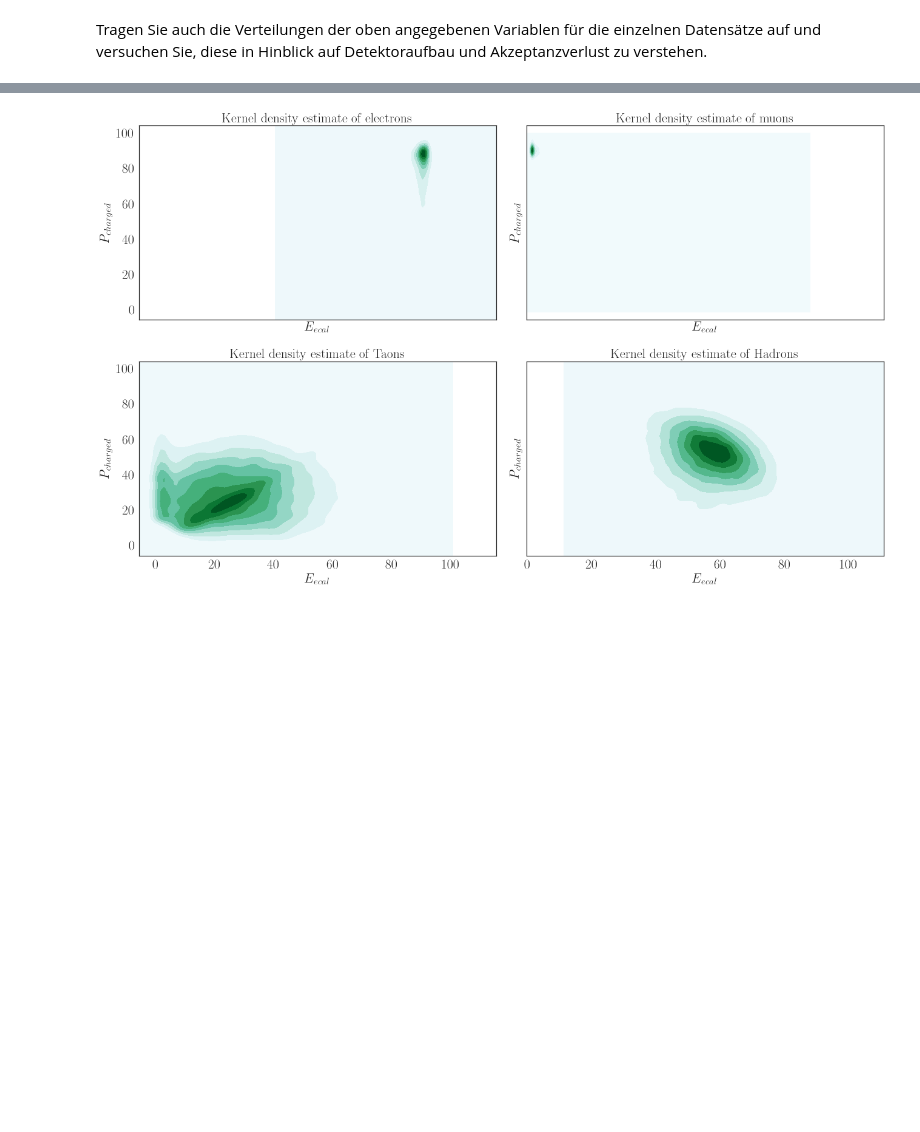
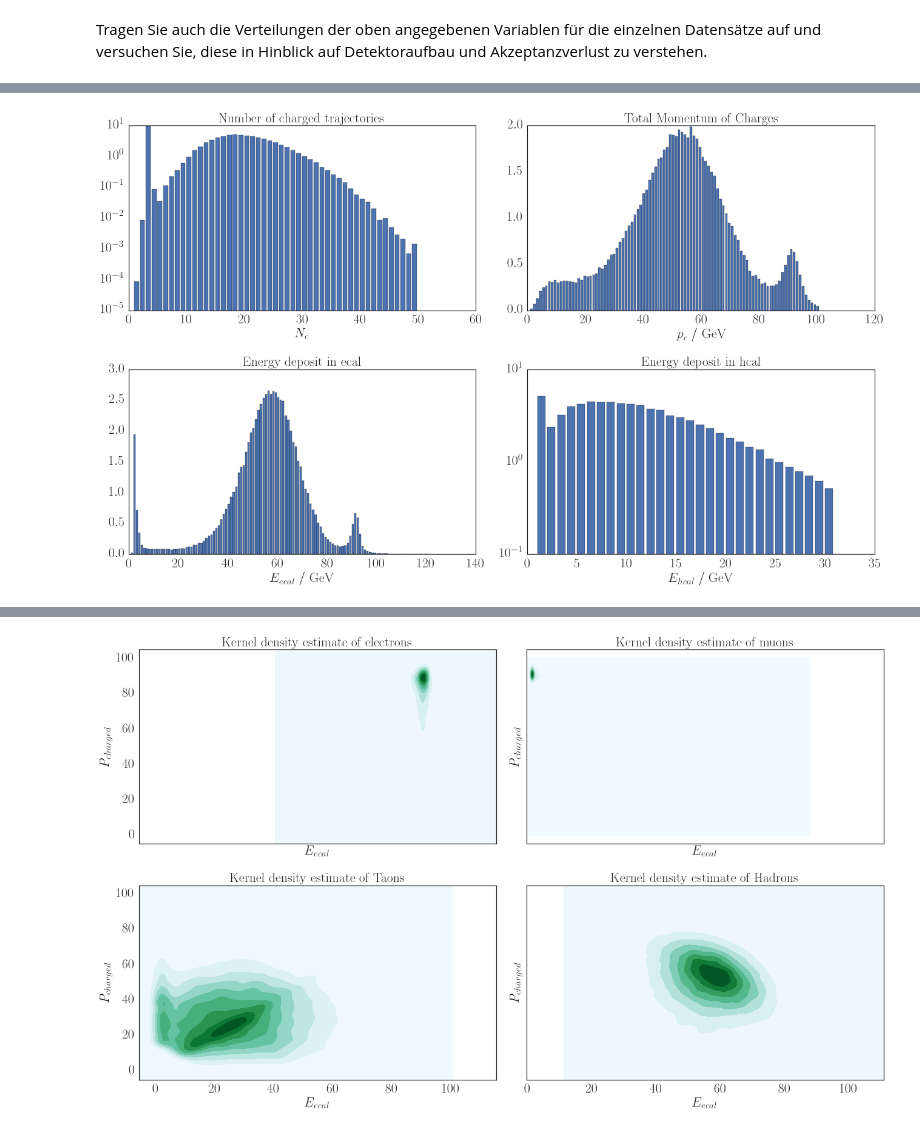
Before and after one commit to Bondzio/fp, a Jupyter notebook: Z0/analysis/Montecarlo_data.ipynb, the cells around one changed output, grey strips where cells are left out. Drawn from its saved outputs; the diff is of its cells as text; code cells hidden in the pictures; blank space fills up the shorter version.

```diff
--- a/Z0/analysis/Montecarlo_data.ipynb
+++ b/Z0/analysis/Montecarlo_data.ipynb
@@ -112,3 +146,41 @@ plt.show()
+# %%
+f, ((ax1, ax2), (ax3, ax4)) = plt.subplots(2, 2)
+br = [3.3,3.3,3.3,70]
+
+def sum_P(var,len_, range_):
+    P_all = np.zeros(len_)
+    for ur,r in enumerate(ff):
+        P, edges = np.histogram(r[var],len_,range =range_ , density = True)
+        P*= br[ur]
+        P_all += P
+    return P_all, edges
+
+P_all, edges = sum_P("Ncharged",50,(0,50))
+ax1.bar(edges[1:],P_all)
+ax1.set_title("Number of charged trajectories")
+ax1.set_xlabel("$N_c$")
+ax1.set_yscale("log")
+
+P_all, edges = sum_P("Pcharged",98,(0,100))
+ax2.bar(edges[1:],P_all)
+#ax2.hist(mm["Pcharged"],100,range=(2,100))
+ax2.set_title("Total Momentum of Charges")
+ax2.set_xlabel("$p_c$ / GeV")
+
+P_all, edges = sum_P("E_ecal",120,(0,120))
+ax3.bar(edges[1:],P_all)
+ax3.set_title("Energy deposit in ecal")
+ax3.set_xlabel("$E_{ecal}$ / GeV")
+
+P_all, edges = sum_P("E_hcal",30,(0,30))
+ax4.bar(edges[1:],P_all)
+ax4.set_title("Energy deposit in hcal")
+ax4.set_xlabel("$E_{hcal}$ / GeV")
+ax4.set_yscale("log")
+
+plt.show()
+# %% [output]
+[figure, added]
 # %%
 f, (ax1,ax2) = plt.subplots(1, 2)
 
```
Also changed, not shown: parts of 12 cells of this notebook, 8 other files.
